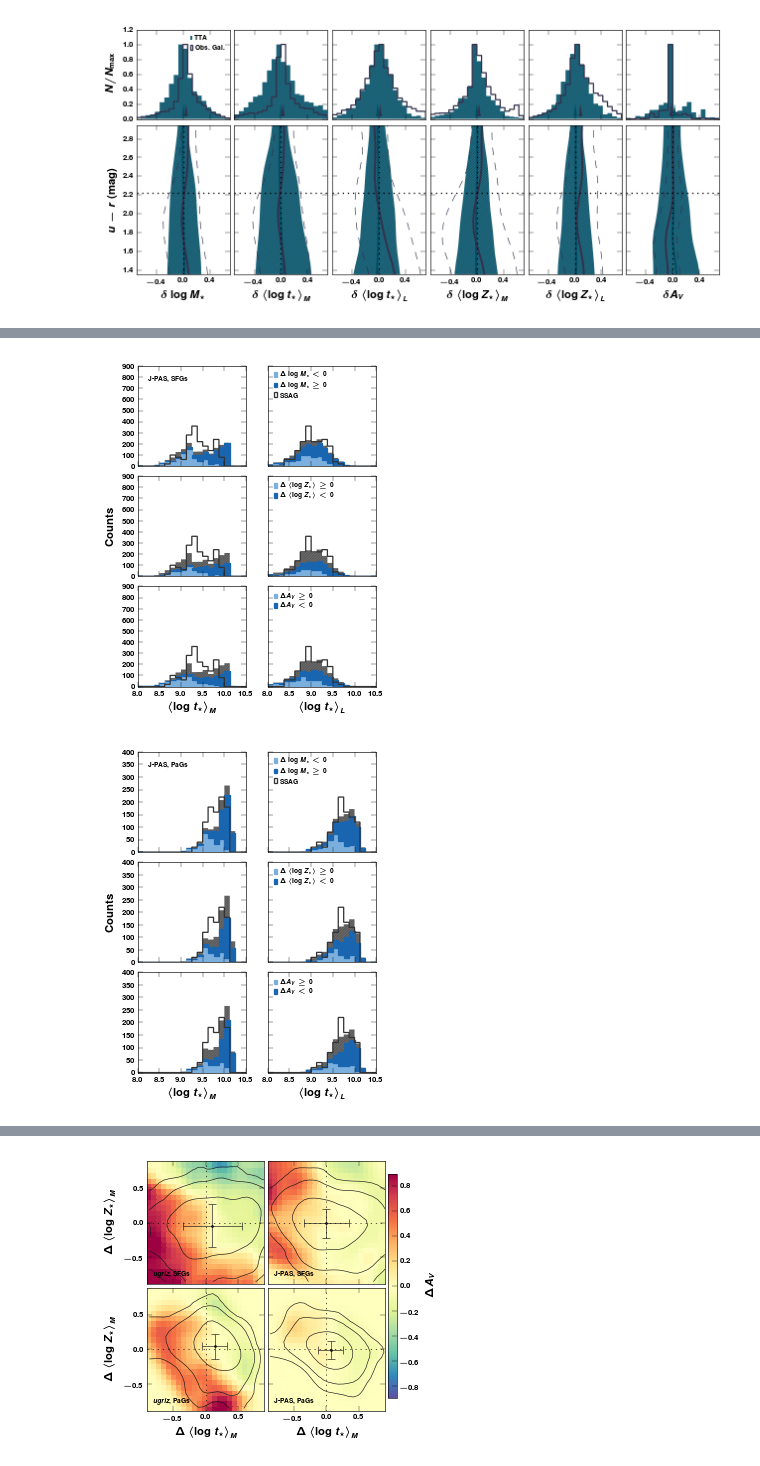
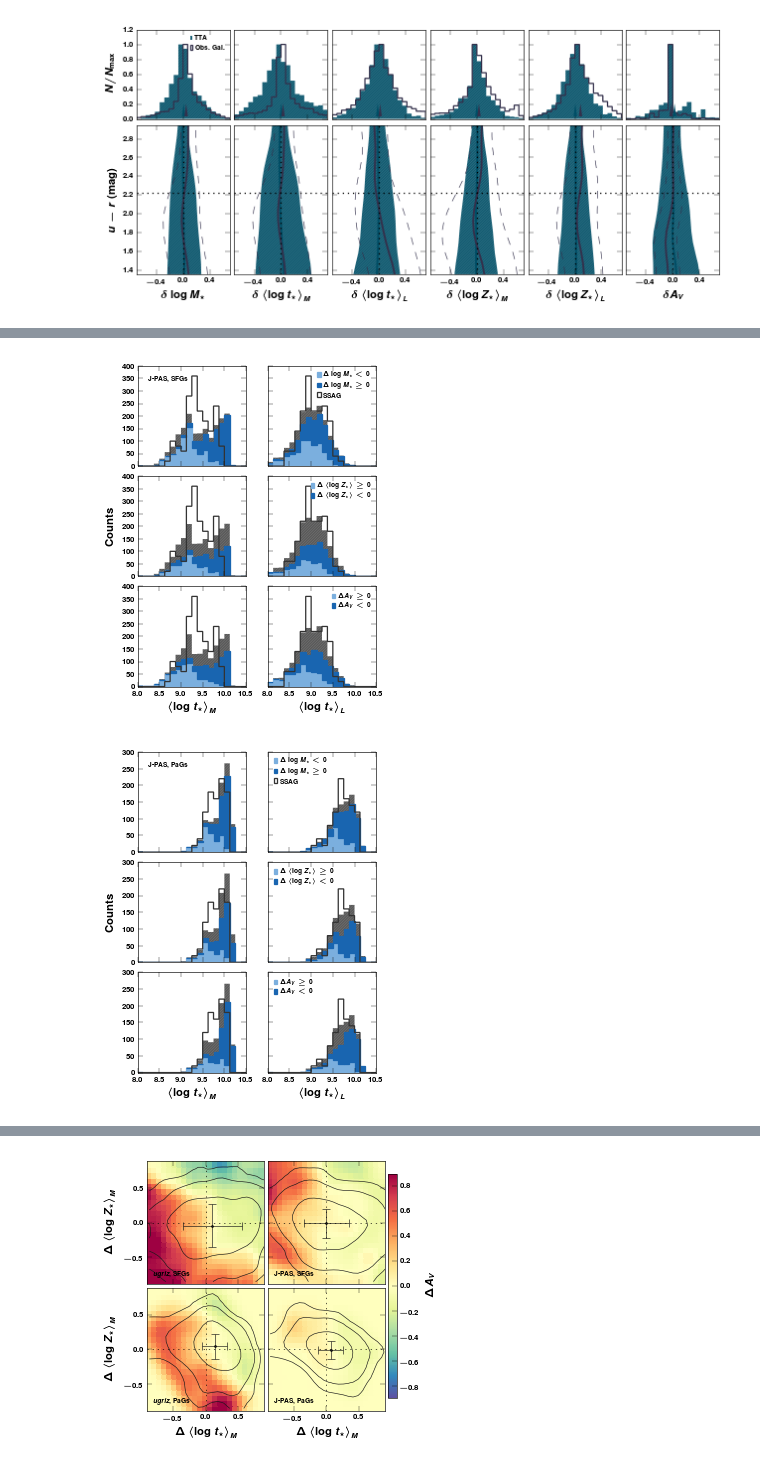
Before and after one commit to ajmejia/notebooks, a Jupyter notebook: TTANearbyUniverseCB13.ipynb, the cells around one changed output, grey strips where cells are left out. Cells and saved outputs as stored; diff of their text form; code cells hidden in the pictures.

Commit message:
fixing vertical scale on segregation histograms

```diff
--- a/TTANearbyUniverseCB13.ipynb
+++ b/TTANearbyUniverseCB13.ipynb
@@ -591,7 +591,7 @@ lg = [
 fig, axs = subplots(3, 2, figsize=(3.3, 4.1), sharex=True, sharey=True)
 
 lm = axs[0, 0].set_xlim(8, 10.5)
-axs[-1, 0].set_ylim(0, 900)
+axs[-1, 0].set_ylim(0, 400)
 axs[-1, 0].set_xlabel(par_lbs[kw[1]])
 axs[-1, 1].set_xlabel(par_lbs[kw[2]])
 axs[1, 0].set_ylabel(r"\bf Counts")
@@ -618,7 +618,7 @@ for i in xrange(axs.shape[0]):
         axs[i, 1].hist(tl_true[sfgs], 20, histtype="step", ec=ssag_cl, range=(8, 10.5), label=ssag_lb)
     else:
         axs[i, 1].hist(tl_true[sfgs], 20, histtype="step", ec=ssag_cl, range=(8, 10.5))
-    axs[i, 1].legend(loc=2, handlelength=0.5, handletextpad=0.4)
+    axs[i, 1].legend(loc=1, handlelength=0.5, handletextpad=0.4)
 
 tight_layout()
 subplots_adjust(wspace=0.2, hspace=0.1)
@@ -628,7 +628,7 @@ savefig("{}age_vs_mass-metallicity-extinction_trends_{}_sfg".format(od, sed_type
 fig, axs = subplots(3, 2, figsize=(3.3, 4.1), sharex=True, sharey=True)
 
 lm = axs[0, 0].set_xlim(8, 10.5)
-axs[-1, 0].set_ylim(0, 400)
+axs[-1, 0].set_ylim(0, 300)
 axs[-1, 0].set_xlabel(par_lbs[kw[1]])
 axs[-1, 1].set_xlabel(par_lbs[kw[2]])
 axs[1, 0].set_ylabel(r"\bf Counts")
@@ -721,7 +721,7 @@ lg = [
 fig, axs = subplots(3, 2, figsize=(3.3, 4.1), sharex=True, sharey=True)
 
 lm = axs[0, 0].set_xlim(8, 10.5)
-axs[-1, 0].set_ylim(0, 900)
+axs[-1, 0].set_ylim(0, 400)
 axs[-1, 0].set_xlabel(par_lbs[kw[1]])
 axs[-1, 1].set_xlabel(par_lbs[kw[2]])
 axs[1, 0].set_ylabel(r"\bf Counts")
@@ -748,7 +748,7 @@ for i in xrange(axs.shape[0]):
         axs[i, 1].hist(tl_true[sfgs], 20, histtype="step", ec=ssag_cl, range=(8, 10.5), label=ssag_lb)
     else:
         axs[i, 1].hist(tl_true[sfgs], 20, histtype="step", ec=ssag_cl, range=(8, 10.5))
-    axs[i, 1].legend(loc=2, handlelength=0.5, handletextpad=0.4)
+    axs[i, 1].legend(loc=1, handlelength=0.5, handletextpad=0.4)
 
 tight_layout()
 subplots_adjust(wspace=0.2, hspace=0.1)
@@ -758,41 +758,41 @@ savefig("{}age_vs_mass-metallicity-extinction_trends_{}_sfg".format(od, sed_type
 fig, axs = subplots(3, 2, figsize=(3.3, 4.1), sharex=True, sharey=True)
 
 lm = axs[0, 0].set_xlim(8, 10.5)
-axs[-1, 0].set_ylim(0, 400)
+axs[-1, 0].set_ylim(0, 300)
 axs[-1, 0].set_xlabel(par_lbs[kw[1]])
 axs[-1, 1].set_xlabel(par_lbs[kw[2]])
 axs[1, 0].set_ylabel(r"\bf Counts")
 axs[0, 0].text(0.1, 0.85, join([label, pags_lb], ", "), fontsize=tsize, ha="left", transform=axs[0, 0].transAxes)
 for i in xrange(axs.shape[0]):
     tm_sg = [tm[pags&tm_mask[i][0]], tm[pags&tm_mask[i][1]]]
     tl_sg = [tl[pags&tm_mask[i][0]], tl[pags&tm_mask[i][1]]]
 
     axs[i, 0].hist(tm[pags], 20, histtype="step", hatch=hatching, color=gray, lw=0, range=lm)
     h = axs[i, 0].hist(tm_sg, 20, histtype="barstacked", color=cl_sg, ec="none", range=lm, rwidth=1)
     ps1, ps2 = h[-1]
     for p1, p2 in zip(ps1, ps2):
         p1.set_edgecolor(cl_sg[0])
         p2.set_edgecolor(cl_sg[1])
     axs[i, 0].hist(tm_true[pags], 20, histtype="step", ec=ssag_cl, range=lm, label=ssag_lb)
 
     axs[i, 1].hist(tl[pags], 20, histtype="step", hatch=hatching, color=gray, lw=0, range=lm)
     h = axs[i, 1].hist(tl_sg, 20, histtype="barstacked", color=cl_sg, ec="none", range=lm, rwidth=1, label=lg[i])
     ps1, ps2 = h[-1]
     for p1, p2 in zip(ps1, ps2):
         p1.set_edgecolor(cl_sg[0])
         p2.set_edgecolor(cl_sg[1])
     if i==0:
         axs[i, 1].hist(tl_true[pags], 20, histtype="step", ec=ssag_cl, range=(8, 10.5), label=ssag_lb)
     else:
         axs[i, 1].hist(tl_true[pags], 20, histtype="step", ec=ssag_cl, range=(8, 10.5))
     axs[i, 1].legend(loc=2, handlelength=0.5, handletextpad=0.4)
 
 tight_layout()
 subplots_adjust(wspace=0.2, hspace=0.1)
 savefig("{}age_vs_mass-metallicity-extinction_trends_{}_pag".format(od, sed_type))
 # %% [output]
-[figure, old version]
+[figure, new version]
-[figure, old version]
+[figure, new version]
 # %%
 physical = spec_tta
 residual = spec_res
```
Also changed, not shown: parts of 2 cells of this notebook.
